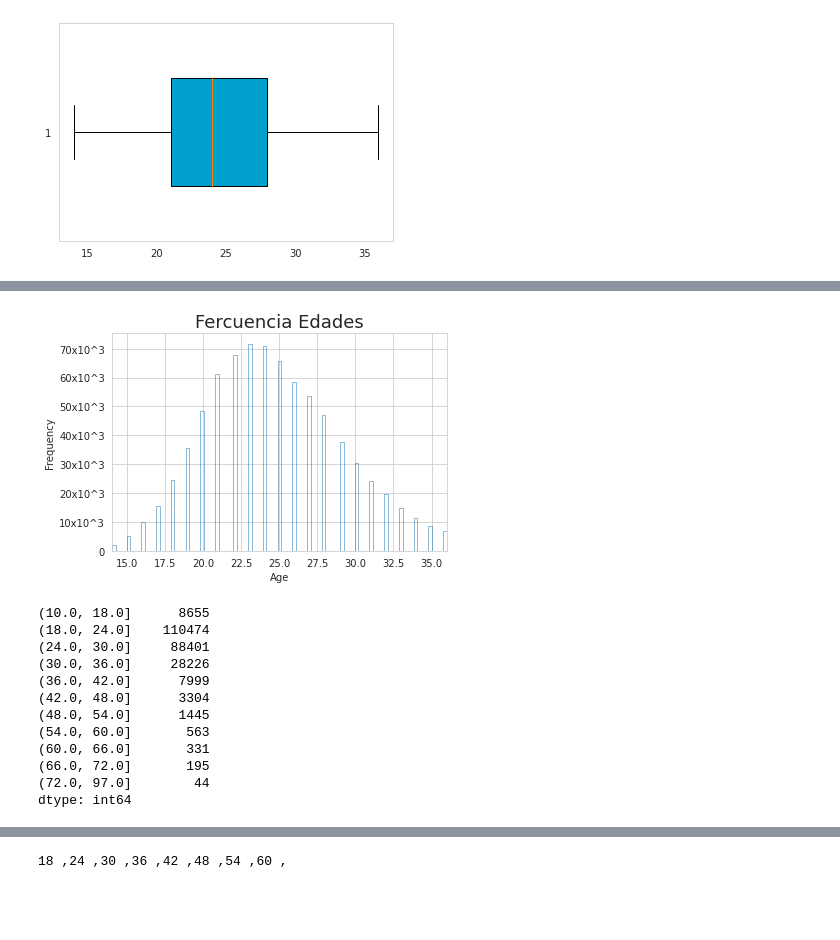
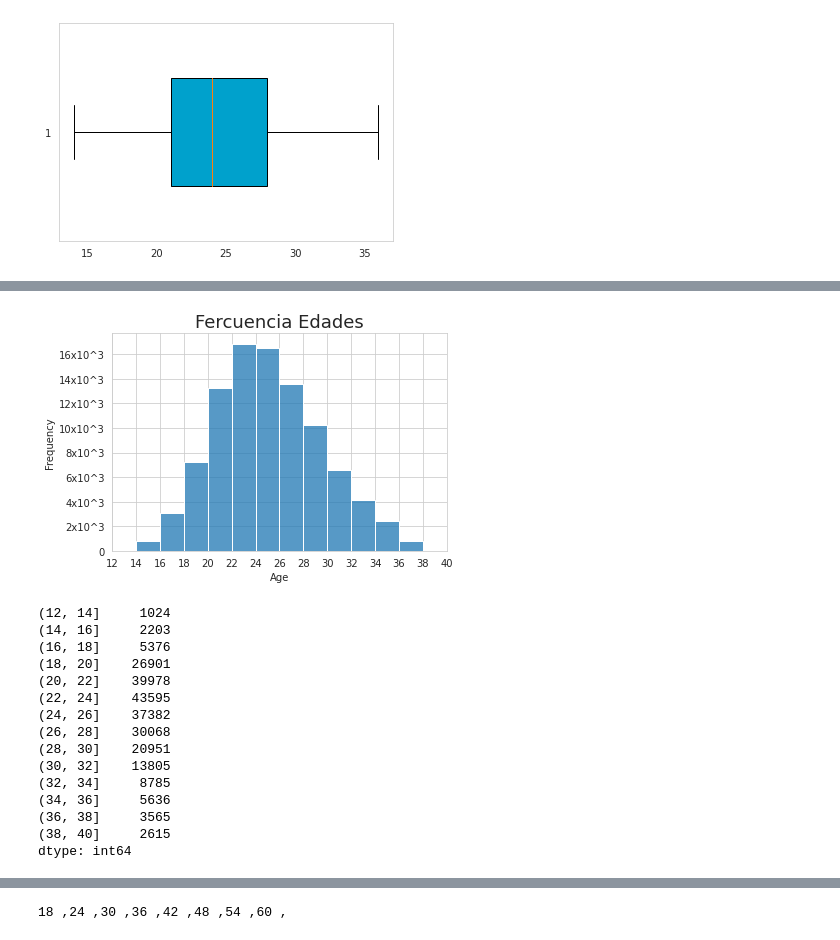
Before and after one commit to stbs22/scripts, a Jupyter notebook: Python/plot.ipynb, the cells around one changed output, grey strips where cells are left out. Drawn from its saved outputs; the diff is of its cells as text; code cells hidden in the pictures; blank space fills up the shorter version.

```diff
--- a/Python/plot.ipynb
+++ b/Python/plot.ipynb
@@ -29,7 +38,7 @@ data = remove_outlier(data,'Age')
 edad = data["Age"]
 print("Promedio de edad:",edad.mean())
 
-bins = [ min(edad) ,18 ,24 ,30 ,36 ,42 ,48 ,54 ,60 ,66, 72 ,max(edad) ]
+bins = [12 ,14 ,16 ,18 ,20 ,22 ,24 ,26 ,28 ,30 ,32 ,34 ,36 ,38 ,40]
 # %% [output]
 Promedio de edad: 24.623435163203197
 # %%
@@ -62,14 +71,15 @@ def lblFormat(n, pos):
     if (n==0):
         return str(int(n*10))
     elif (n!=0):
-        return str((int(n / 1e3)))+"x10^3"
+        return str((int(n / 1e3)))
 
 plt.xlim(min(edad),max(edad))
 plt.gca().yaxis.set_major_formatter(lblFormat)
 
 f = plt.figure(1)
-plt.hist(edad,bins=bins)
+plt.hist(edad)
 plt.xticks(bins)
 plt.title("Fercuencia Edades", fontsize = 18)
 plt.grid(alpha=0.5)
+bins
 # %% [output]
@@ -77,45 +88,47 @@ ValueError: `bins` must increase monotonically, when an array
 # %%
 import pandas as pd
 import matplotlib.pyplot as plt
 import seaborn as sns
 def lblFormat(n, pos):
     if (n==0):
         return str(int(n*10))
     elif (n!=0):
         return str((int(n / 1e3)))+"x10^3"
 edad = data["Age"]
 plt.xlim(min(edad),max(edad))
 plt.gca().yaxis.set_major_formatter(lblFormat)
 sns.set_style("whitegrid")
-sns_plot = sns.histplot(data = data, x = "Age", fill=False, stat="frequency")
+sns_plot = sns.histplot(data = data, x = "Age",bins = bins, stat="frequency")
+plt.xticks(bins)
 plt.title("Fercuencia Edades", fontsize = 18)
 plt.show()
 
 fig = sns_plot.get_figure()
 fig.savefig("output.png")
 # %% [output]
-[figure, old version]
+[figure, new version]
 # %%
 lista = []
-for a in data["Age"]:
+for a in sucio["Age"]:
     if not pd.isna(a):
         if int(a) > 18 & int(a) < 60:
             lista.append(a)
 
 df = pd.cut( lista, bins = bins)
 print(df.value_counts())
-
-max(df.value_counts)
 # %% [output]
-(10.0, 18.0]      8655
-(18.0, 24.0]    110474
-(24.0, 30.0]     88401
-(30.0, 36.0]     28226
-(36.0, 42.0]      7999
-(42.0, 48.0]      3304
-(48.0, 54.0]      1445
-(54.0, 60.0]       563
-(60.0, 66.0]       331
-(66.0, 72.0]       195
-(72.0, 97.0]        44
+(12, 14]     1024
+(14, 16]     2203
+(16, 18]     5376
+(18, 20]    26901
+(20, 22]    39978
+(22, 24]    43595
+(24, 26]    37382
+(26, 28]    30068
+(28, 30]    20951
+(30, 32]    13805
+(32, 34]     8785
+(34, 36]     5636
+(36, 38]     3565
+(38, 40]     2615
 dtype: int64
```
Also changed, not shown: parts of 7 cells of this notebook, 1 other file.
